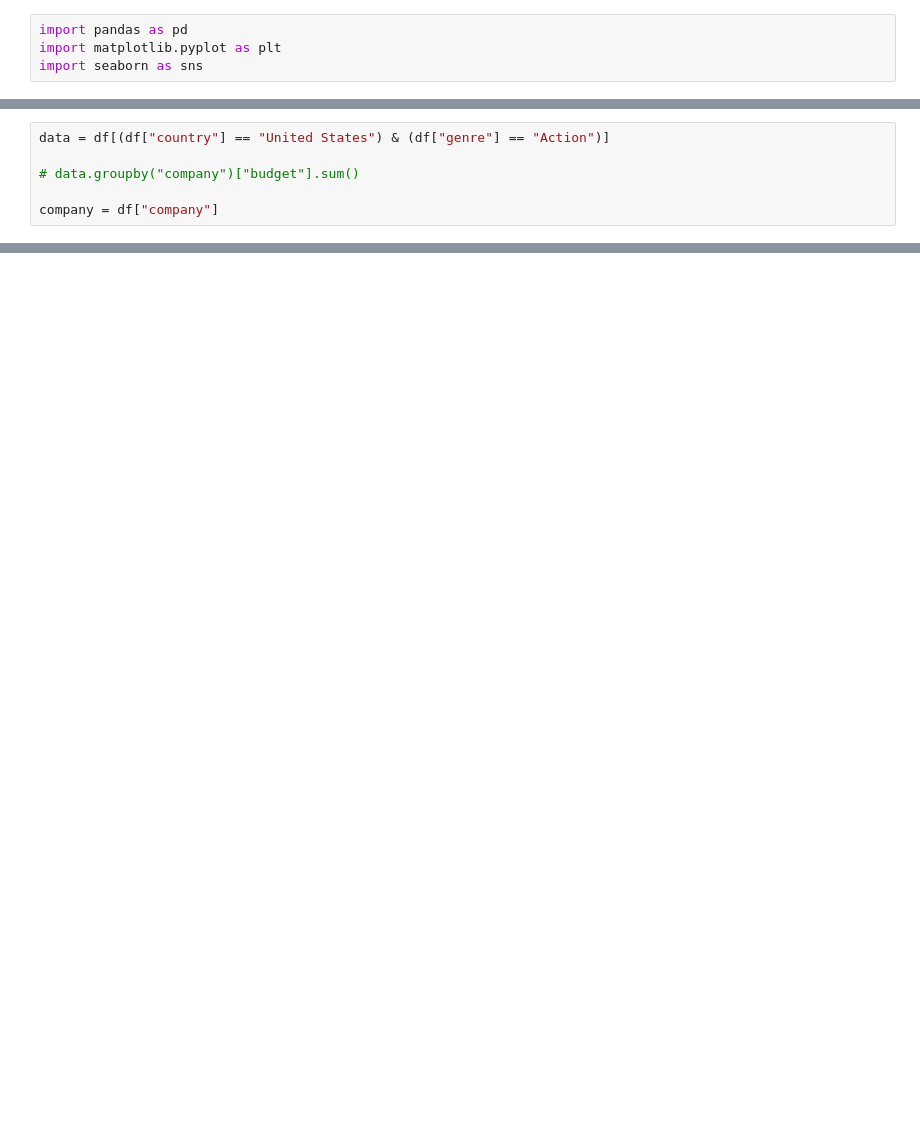
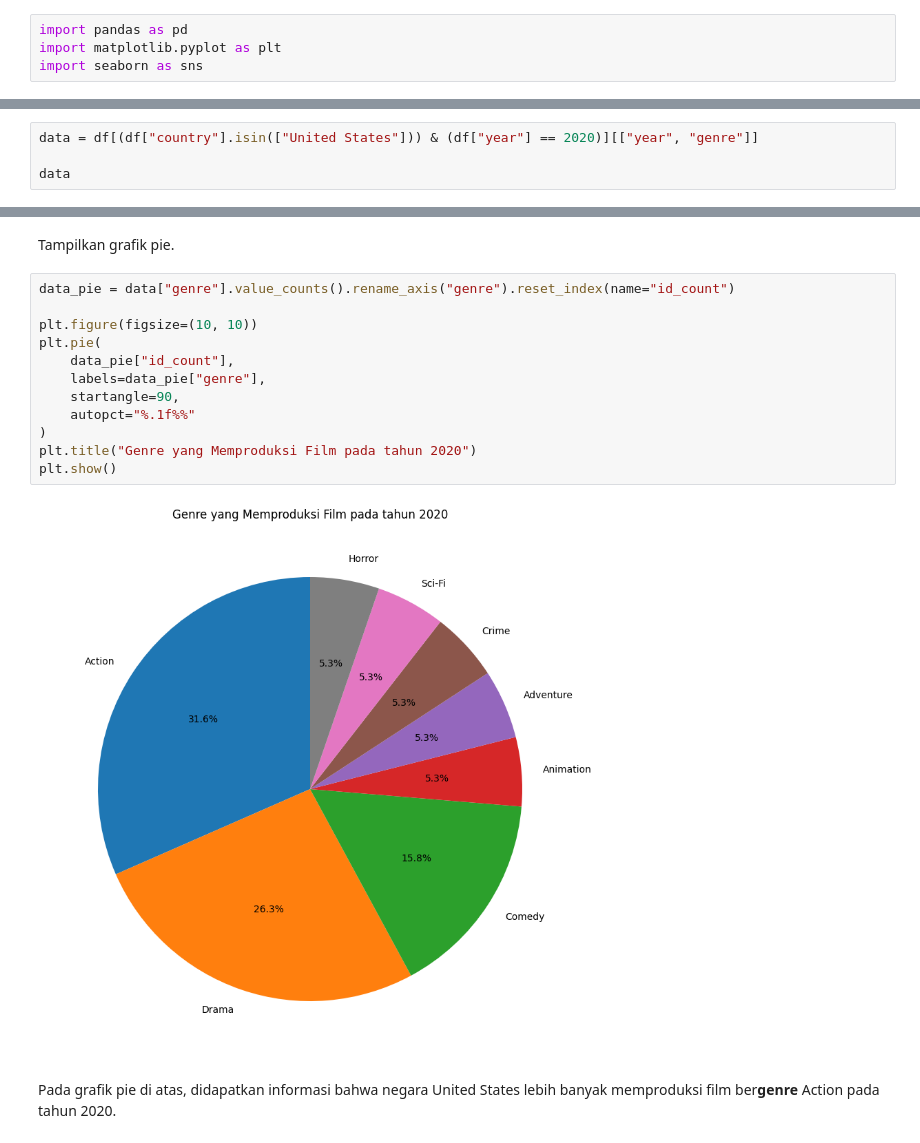
Before and after one commit to Azkina1123/Praktikum_KB, a Jupyter notebook: Posttest_KB_3/posttest3.ipynb, the cells around one changed output, grey strips where cells are left out. Saved outputs shown, nothing was run; the diff lists cells and outputs as text; blank space fills up the shorter version.

```diff
--- a/Posttest_KB_3/posttest3.ipynb
+++ b/Posttest_KB_3/posttest3.ipynb
@@ -65,7 +167,5 @@ plt.show()
 # %%
-data = df[(df["country"] == "United States") & (df["genre"] == "Action")]
+data = df[(df["country"].isin(["United States"])) & (df["year"] == 2020)][["year", "genre"]]
 
-# data.groupby("company")["budget"].sum()
-
-company = df["company"]
+data
 # %% [output]
@@ -84,0 +189,18 @@ Name: budget, Length: 367, dtype: float64
+# %% [markdown]
+Tampilkan grafik pie.
+# %%
+data_pie = data["genre"].value_counts().rename_axis("genre").reset_index(name="id_count")
+
+plt.figure(figsize=(10, 10))
+plt.pie(
+    data_pie["id_count"],
+    labels=data_pie["genre"],
+    startangle=90,
+    autopct="%.1f%%"
+)
+plt.title("Genre yang Memproduksi Film pada tahun 2020")
+plt.show()
+# %% [output]
+[figure, added]
+# %% [markdown]
+Pada grafik pie di atas, didapatkan informasi bahwa negara United States lebih banyak memproduksi film ber<b>genre</b> Action pada tahun 2020.
```
Also changed, not shown: parts of 37 cells of this notebook, 1 other file.
